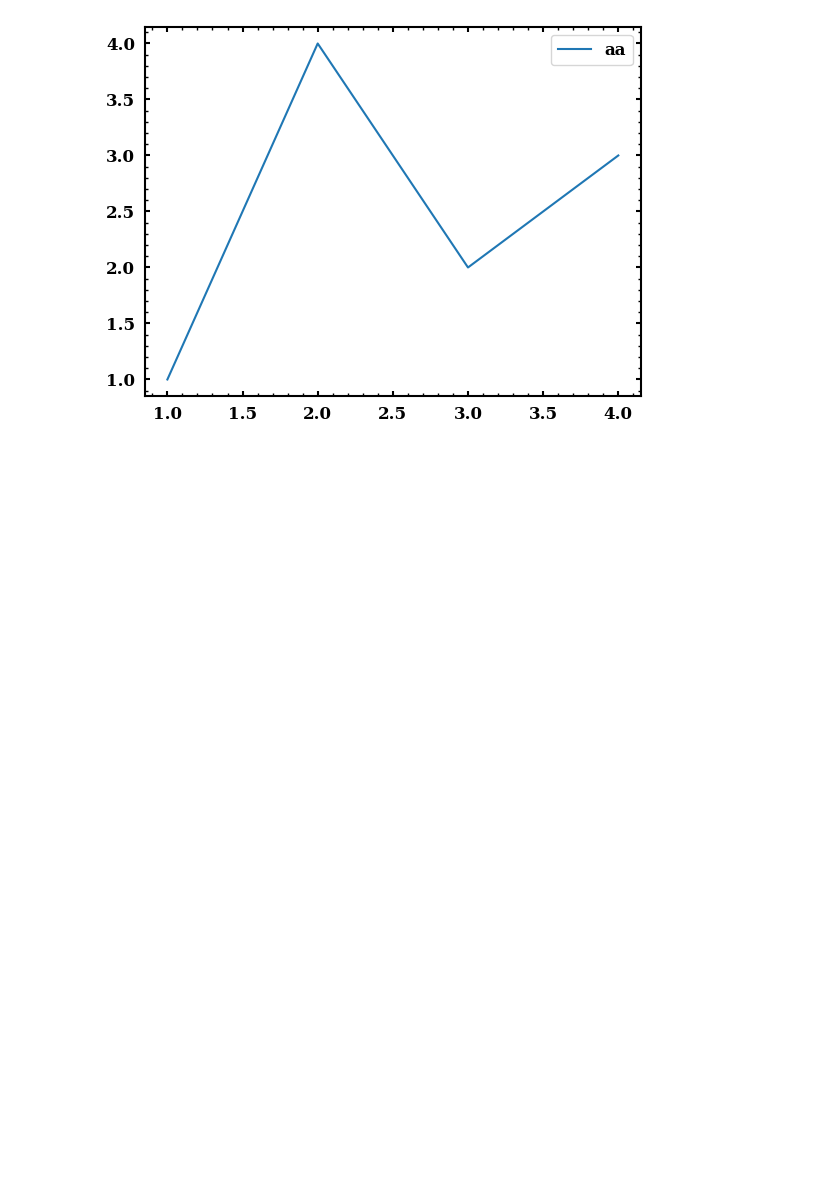
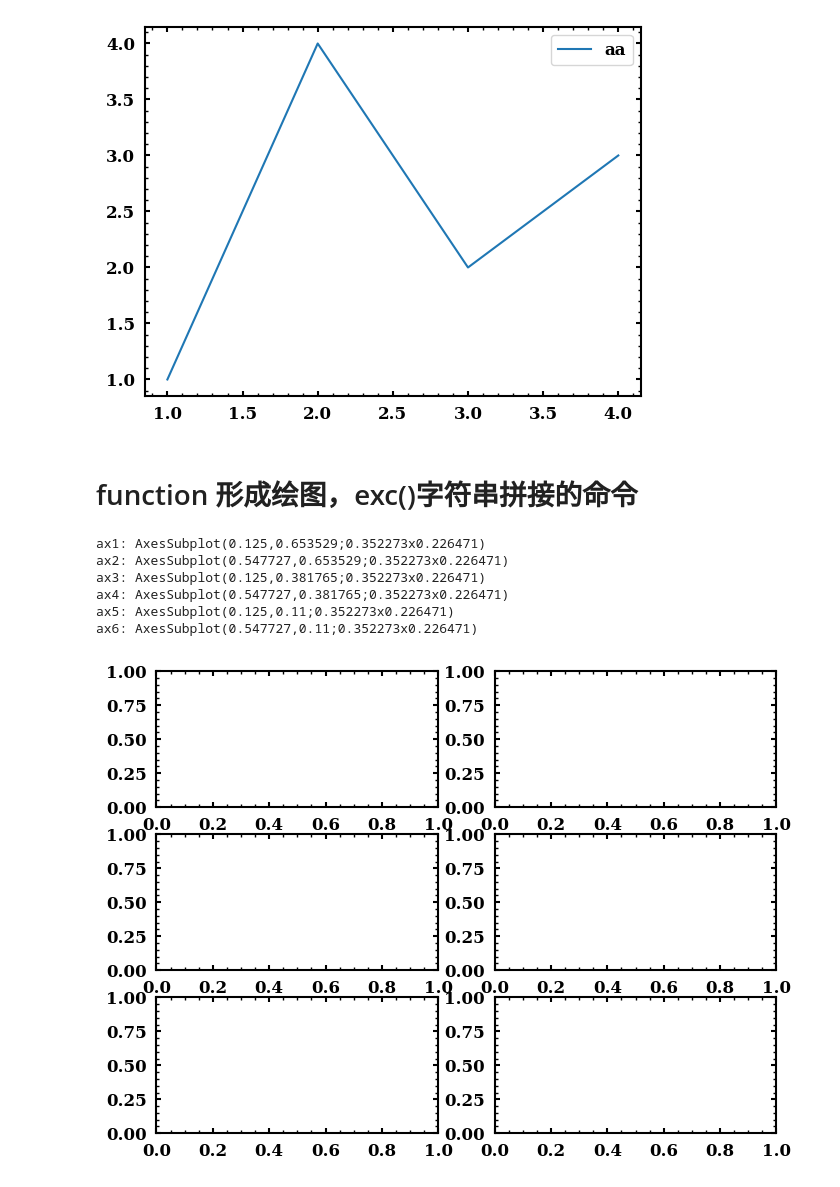
Before and after one commit to Lola58/matplotlib_advances, a Jupyter notebook: axis_legend.ipynb, the cells around one changed output. Drawn from its saved outputs; the diff is of its cells as text; code cells hidden in the pictures; blank space fills up the shorter version.

```diff
--- a/axis_legend.ipynb
+++ b/axis_legend.ipynb
@@ -452,3 +452,30 @@ ax.legend()
 # %% [output]
 <matplotlib.legend.Legend at 0x...>
 [figure]
+# %% [markdown]
+# function 形成绘图，exc()字符串拼接的命令
+# %%
+import matplotlib.pyplot as plt
+import matplotlib.gridspec as gridspec
+
+# 定义图形大小和布局
+fig = plt.figure(figsize=(8, 6))
+gs = gridspec.GridSpec(3, 2)
+
+# 动态创建子图并赋值给变量
+for i in range(3):
+    for j in range(2):
+        num = i * 2 + j + 1
+        exec(f"ax{num} = fig.add_subplot(gs[i, j])")
+
+# 打印变量名和对应的子图对象
+for i in range(1, 7):
+    exec(f"print('ax{i}:', ax{i})")
+# %% [output]
+ax1: AxesSubplot(0.125,0.653529;0.352273x0.226471)
+ax2: AxesSubplot(0.547727,0.653529;0.352273x0.226471)
+ax3: AxesSubplot(0.125,0.381765;0.352273x0.226471)
+ax4: AxesSubplot(0.547727,0.381765;0.352273x0.226471)
+ax5: AxesSubplot(0.125,0.11;0.352273x0.226471)
+ax6: AxesSubplot(0.547727,0.11;0.352273x0.226471)
+[figure, added]
```
Also changed, not shown: parts of 6 cells of this notebook.
